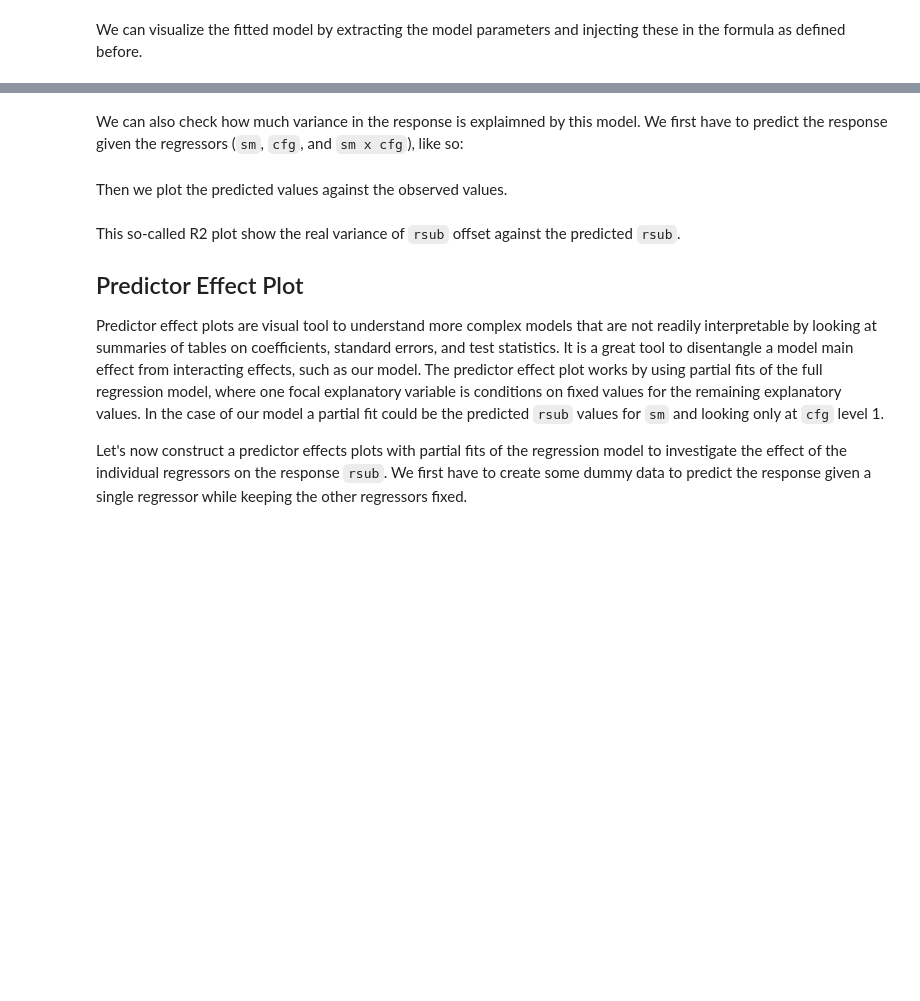
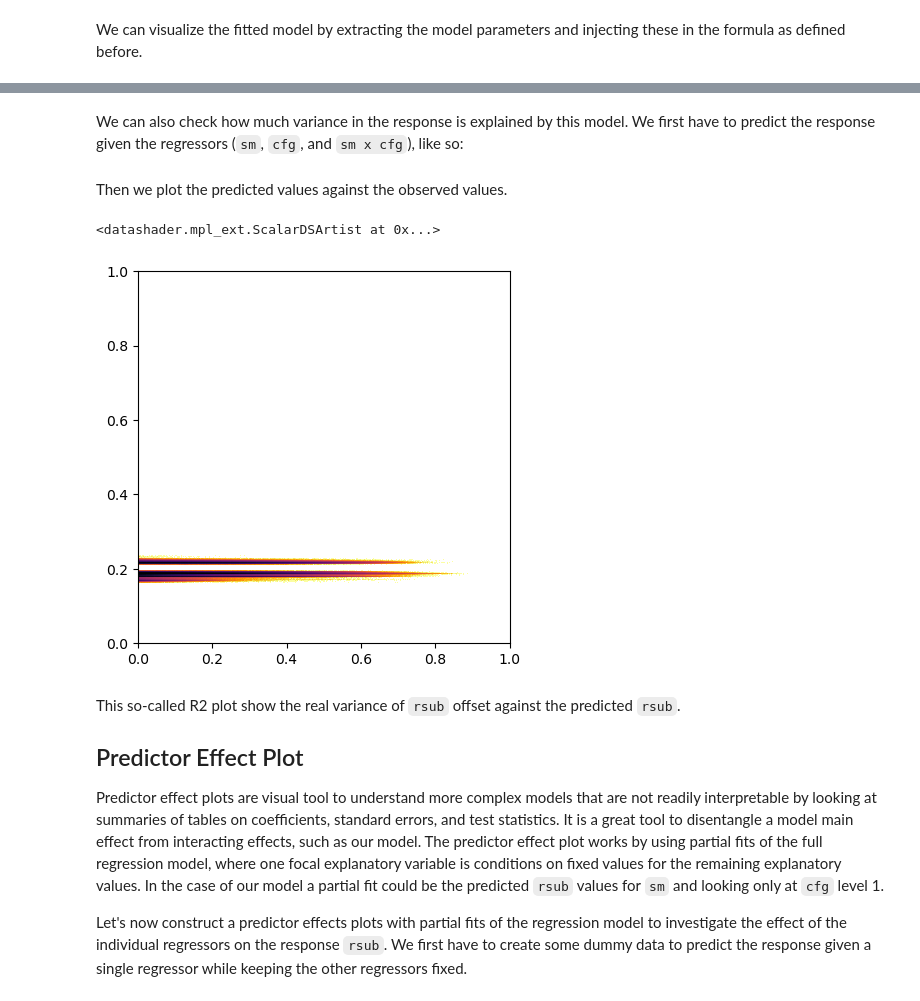
Before and after one commit to MartinSchobben/big_eo_models, a Jupyter notebook: 01_multiple-regression.ipynb, the cells around one changed output, grey strips where cells are left out. Cells and saved outputs as stored; diff of their text form; code cells hidden in the pictures; blank space fills up the shorter version.

```diff
--- a/01_multiple-regression.ipynb
+++ b/01_multiple-regression.ipynb
@@ -266,5 +259,5 @@ display(Math("".join(form)))
 # %% [markdown]
-We can also check how much variance in the response is explaimned by this model. We first have to predict the response given the regressors (`sm`, `cfg`, and `sm x cfg`), like so:
+We can also check how much variance in the response is explained by this model. We first have to predict the response given the regressors (`sm`, `cfg`, and `sm x cfg`), like so:
 # %%
 predict = dask_model.predict(X)
 # %% [markdown]
@@ -272,7 +265,10 @@ Then we plot the predicted values against the observed values.
 # %%
 soil_df["predict"] = predict
 soil_df.persist()
-dsshow(soil_df, ds.Point('rsub', 'predict'), norm='eq_hist', cmap="inferno_r", x_range=[-1,1], y_range=[-1,1])
+dsshow(soil_df, ds.Point('rsub', 'predict'), norm='eq_hist', cmap="inferno_r", x_range=[0,1], y_range=[0,1])
+# %% [output]
+<datashader.mpl_ext.ScalarDSArtist at 0x...>
+[figure, added]
 # %% [markdown]
 This so-called R2 plot show the real variance of `rsub` offset against the predicted `rsub`.
 
```
Also changed, not shown: parts of 16 cells of this notebook.
